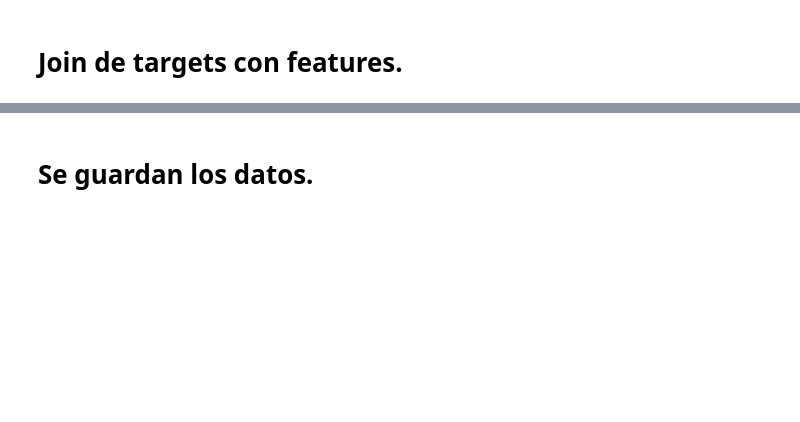
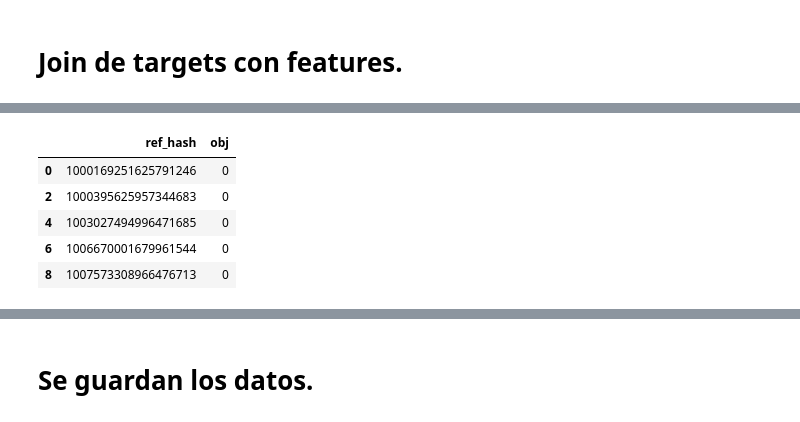
Before and after one commit to GastonMontes/75.06-Datos-Grupo22-TP1, a Jupyter notebook: tp2/TensorFlow/ML/Installs.ipynb, the cells around one changed output, grey strips where cells are left out. Cells and saved outputs as stored; diff of their text form; code cells hidden in the pictures; blank space fills up the shorter version.

```diff
--- a/tp2/TensorFlow/ML/Installs.ipynb
+++ b/tp2/TensorFlow/ML/Installs.ipynb
@@ -749,2 +716,22 @@ instalaciones_19_21.head()
+# %%
+# Leo el archivo target.
+targets = pd.read_csv('datos/target_competencia_ids.csv')
+
+targets['ref_hash'].replace(regex = True, inplace = True, to_replace='_sc',value='')
+targets['ref_hash'].replace(regex = True, inplace = True, to_replace='_st',value='')
+
+targets['ref_hash'] = targets['ref_hash'].astype(str).astype(int)
+
+targets = targets.drop_duplicates(subset='ref_hash', keep='first')
+
+
+targets.head()
+# %% [output]
+|  | ref_hash | obj |
+| 0 | 1000169251625791246 | 0 |
+| 2 | 1000395625957344683 | 0 |
+| 4 | 1003027494996471685 | 0 |
+| 6 | 1006670001679961544 | 0 |
+| 8 | 1007573308966476713 | 0 |
 # %%
 merged_targets_18_20 = targets.merge(instalaciones_18_20, on='ref_hash', how='left').drop('obj', axis=1)
```
Also changed, not shown: parts of 4 cells of this notebook, 5 other files.
